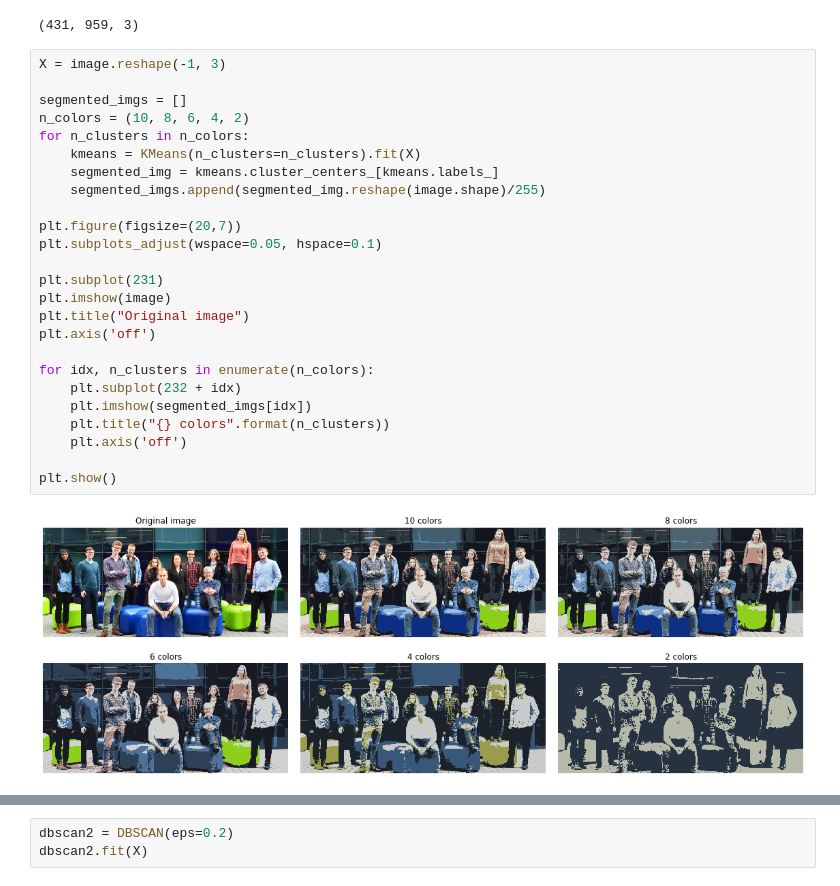
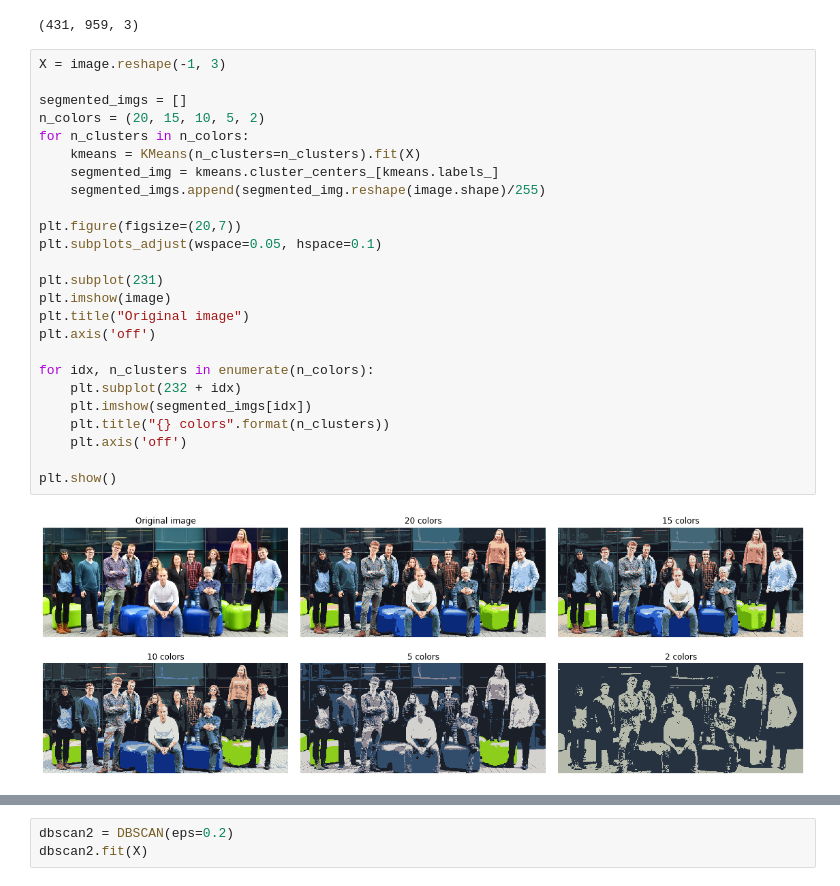
Before and after one commit to FlorianSong/Intro_data_analytics, a Jupyter notebook: Workshop3.ipynb, the cells around one changed output, grey strips where cells are left out. Cells and saved outputs as stored; diff of their text form.

```diff
--- a/Workshop3.ipynb
+++ b/Workshop3.ipynb
@@ -885,29 +885,29 @@ image.shape
 # %%
 X = image.reshape(-1, 3)
 
 segmented_imgs = []
-n_colors = (10, 8, 6, 4, 2)
+n_colors = (20, 15, 10, 5, 2)
 for n_clusters in n_colors:
     kmeans = KMeans(n_clusters=n_clusters).fit(X)
     segmented_img = kmeans.cluster_centers_[kmeans.labels_]
     segmented_imgs.append(segmented_img.reshape(image.shape)/255)
 
 plt.figure(figsize=(20,7))
 plt.subplots_adjust(wspace=0.05, hspace=0.1)
 
 plt.subplot(231)
 plt.imshow(image)
 plt.title("Original image")
 plt.axis('off')
 
 for idx, n_clusters in enumerate(n_colors):
     plt.subplot(232 + idx)
     plt.imshow(segmented_imgs[idx])
     plt.title("{} colors".format(n_clusters))
     plt.axis('off')
 
 plt.show()
 # %% [output]
-[figure, old version]
+[figure, new version]
 # %% [markdown]
 ### DBSCAN (Density-Based Spatial Clustering of Applications with Noise)
```
Also changed, not shown: parts of 46 cells of this notebook, 37 other files.
